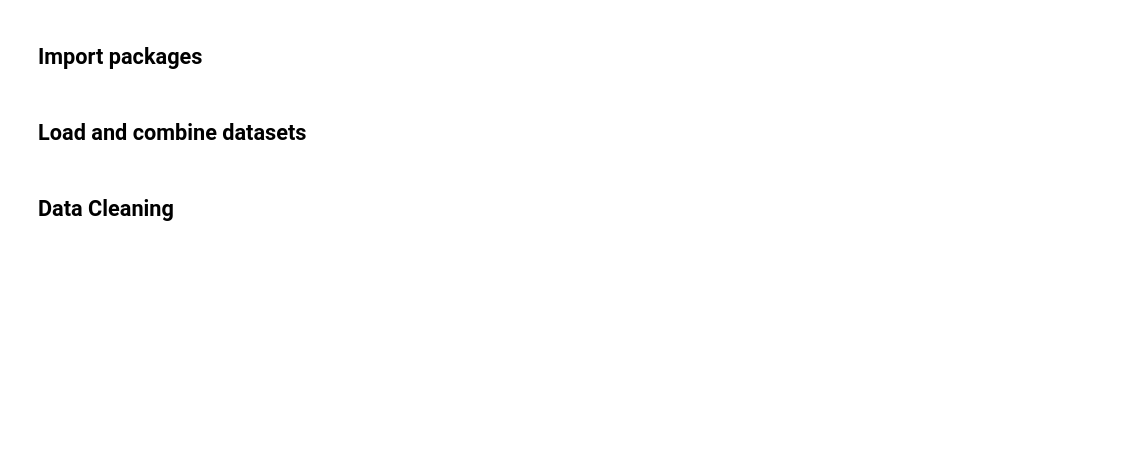
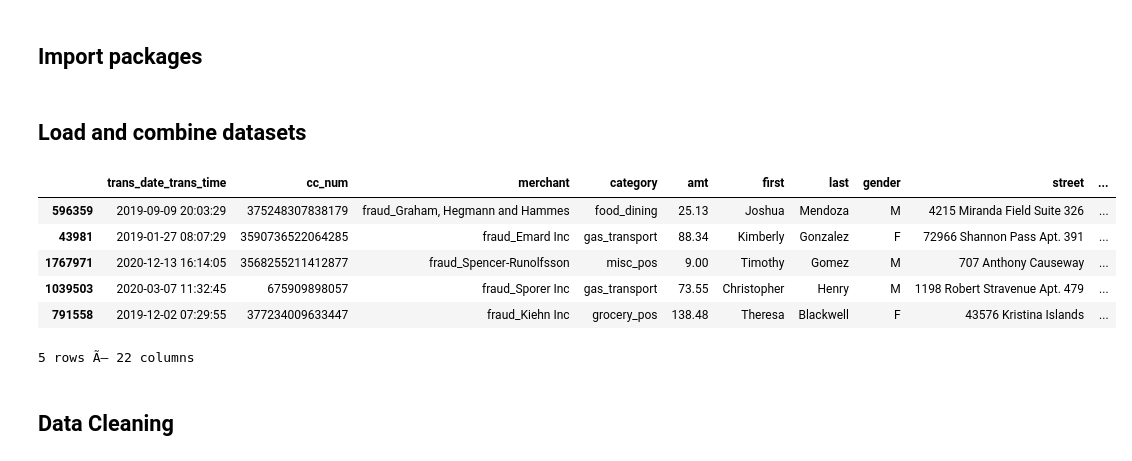
Before and after one commit to jaden-tan-np/EATC-Assignment2, a Jupyter notebook: FraudWatch.ipynb, the cells around one changed output. Cells and saved outputs as stored; diff of their text form; code cells hidden in the pictures; blank space fills up the shorter version.

```diff
--- a/FraudWatch.ipynb
+++ b/FraudWatch.ipynb
@@ -24,15 +26,30 @@ from xgboost import XGBClassifier
 # %%
 # Filepaths
 train_path = "fraudTrain.csv"
 test_path = "fraudTest.csv"
 
 # Load the files
 df_train = pd.read_csv(train_path, index_col=0)
 df_test = pd.read_csv(test_path, index_col=0)
 
 # Combine into single dataframe
 df = pd.concat([df_train, df_test], axis=0, ignore_index=True)
+
+# The full dataset contains over 1.8 million records, which would slow down training and
+# testing greatly to process in full. For the sake of our assignment, we will be only
+# be taking the first 150,000 rows of the test dataset.
+
+# Take a sample of 150,000 rows
+df = df.sample(20000)
 df.head()
+# %% [output]
+|  | trans_date_trans_time | cc_num | merchant | category | amt | first | last | gender | street | ... |
+| 596359 | 2019-09-09 20:03:29 | 375248307838179 | fraud_Graham, Hegmann and Hammes | food_dining | 25.13 | Joshua | Mendoza | M | 4215 Miranda Field Suite 326 | ... |
+| 43981 | 2019-01-27 08:07:29 | 3590736522064285 | fraud_Emard Inc | gas_transport | 88.34 | Kimberly | Gonzalez | F | 72966 Shannon Pass Apt. 391 | ... |
+| 1767971 | 2020-12-13 16:14:05 | 3568255211412877 | fraud_Spencer-Runolfsson | misc_pos | 9.00 | Timothy | Gomez | M | 707 Anthony Causeway | ... |
+| 1039503 | 2020-03-07 11:32:45 | 675909898057 | fraud_Sporer Inc | gas_transport | 73.55 | Christopher | Henry | M | 1198 Robert Stravenue Apt. 479 | ... |
+| 791558 | 2019-12-02 07:29:55 | 377234009633447 | fraud_Kiehn Inc | grocery_pos | 138.48 | Theresa | Blackwell | F | 43576 Kristina Islands | ... |
+5 rows Ã— 22 columns
 # %% [markdown]
 ## Data Cleaning
 # %%
```
Also changed, not shown: parts of 24 cells of this notebook.
